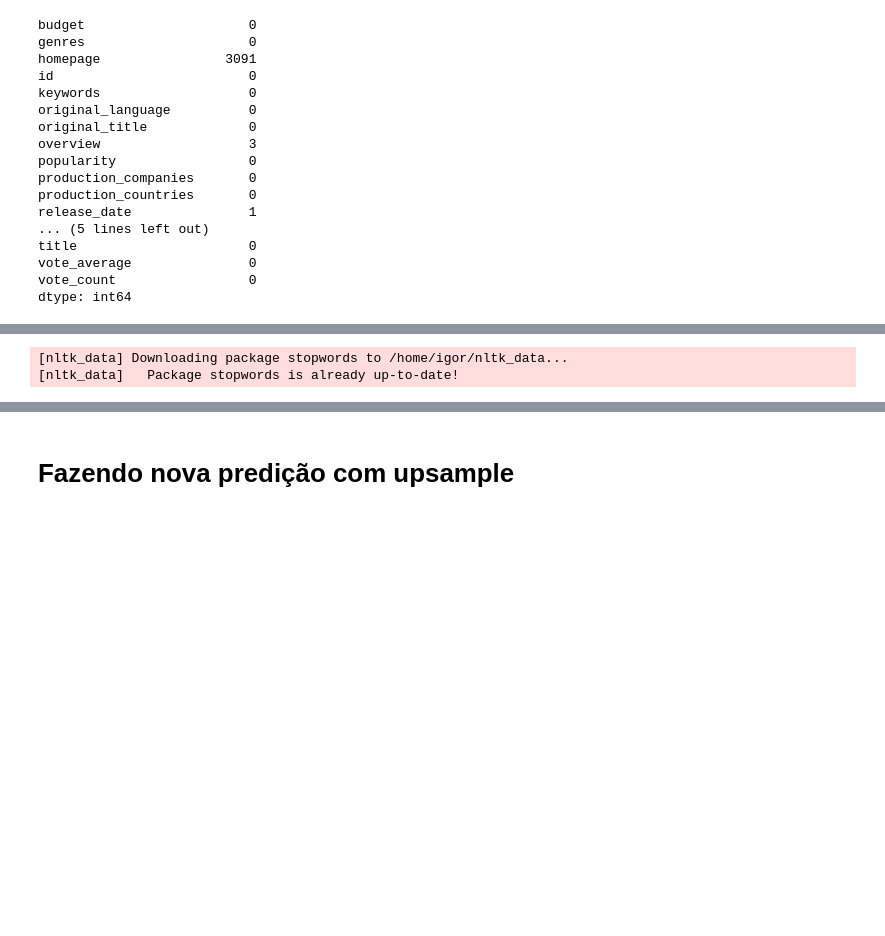
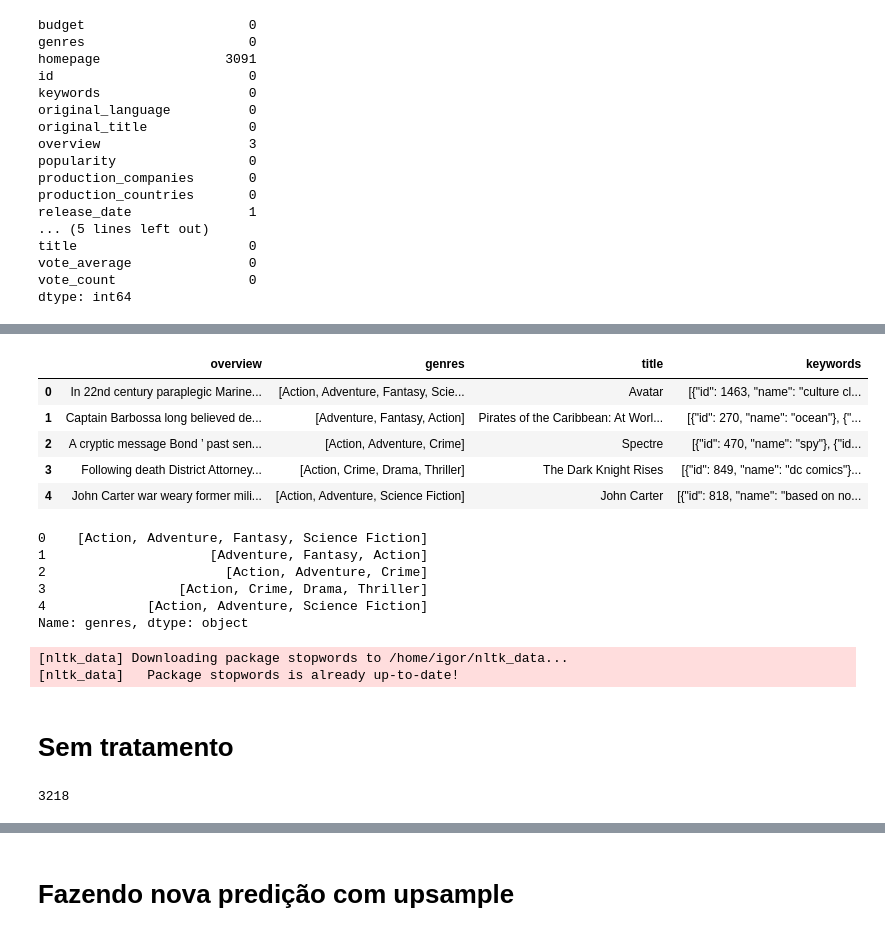
Before and after one commit to igorwc/tcc-puc-minas, a Jupyter notebook: scripts/TMDB_ExtraTreesClassifier .ipynb, the cells around one changed output, grey strips where cells are left out. Cells and saved outputs as stored; diff of their text form; code cells hidden in the pictures; blank space fills up the shorter version.

```diff
--- a/scripts/TMDB_ExtraTreesClassifier .ipynb
+++ b/scripts/TMDB_ExtraTreesClassifier .ipynb
@@ -239,0 +440,21 @@ test_x = [x[0].strip() for x in xval.values.tolist()]
+# %%
+punctuation = """!()-[]{};:'"\, <>./?@#$%^&*_~"""
+
+words = stopwords.words("english")
+lemma = nltk.stem.WordNetLemmatizer()
+def pre_process(text):
+    text = str(text)
+    remove_hyperlink = re.sub('http://\S+|https://\S+', '', text)
+    for elements in remove_hyperlink:
+        if elements in punctuation:
+            remove_hyperlink = remove_hyperlink.replace(elements, " ")
+    tokens = word_tokenize(remove_hyperlink)
+    remove_words = [word for word in tokens if not word in words]
+    text = [lemma.lemmatize(word) for word in remove_words]
+    joined_words = " ".join(text)
+    return joined_words
+# %%
+
+title_df['overview'] = title_df['overview'].apply(pre_process)
+filmes_balanceados['overview'] = filmes_balanceados2['overview'].apply(pre_process)
+df_upsampled['overview'] = df_upsampled['overview'].apply(pre_process)
@@ -240 +463,20 @@ test_x = [x[0].strip() for x in xval.values.tolist()]
+# %%
+title_df.head()
+# %% [output]
+|  | overview | genres | title | keywords |
+| 0 | In 22nd century paraplegic Marine... | [Action, Adventure, Fantasy, Scie... | Avatar | [{"id": 1463, "name": "culture cl... |
+| 1 | Captain Barbossa long believed de... | [Adventure, Fantasy, Action] | Pirates of the Caribbean: At Worl... | [{"id": 270, "name": "ocean"}, {"... |
+| 2 | A cryptic message Bond ’ past sen... | [Action, Adventure, Crime] | Spectre | [{"id": 470, "name": "spy"}, {"id... |
+| 3 | Following death District Attorney... | [Action, Crime, Drama, Thriller] | The Dark Knight Rises | [{"id": 849, "name": "dc comics"}... |
+| 4 | John Carter war weary former mili... | [Action, Adventure, Science Fiction] | John Carter | [{"id": 818, "name": "based on no... |
+# %%
+# :filmes_balanceados2['genres'] = filmes_balanceados2['genres'].map(lambda x: x.split(''))
+title_df['genres'].head()
+# %% [output]
+0    [Action, Adventure, Fantasy, Science Fiction]
+1                     [Adventure, Fantasy, Action]
+2                       [Action, Adventure, Crime]
+3                 [Action, Crime, Drama, Thriller]
+4             [Action, Adventure, Science Fiction]
+Name: genres, dtype: object
 # %%
@@ -256,3 +498,5 @@ parameters = {
 # %% [output]
 [nltk_data] Downloading package stopwords to /home/igor/nltk_data...
 [nltk_data]   Package stopwords is already up-to-date!
+# %% [markdown]
+# Sem tratamento
@@ -258,0 +519,4 @@ parameters = {
+# %%
+len(xtrain)
+# %% [output]
+3218
```
Also changed, not shown: parts of 88 cells of this notebook, 2 other files.
